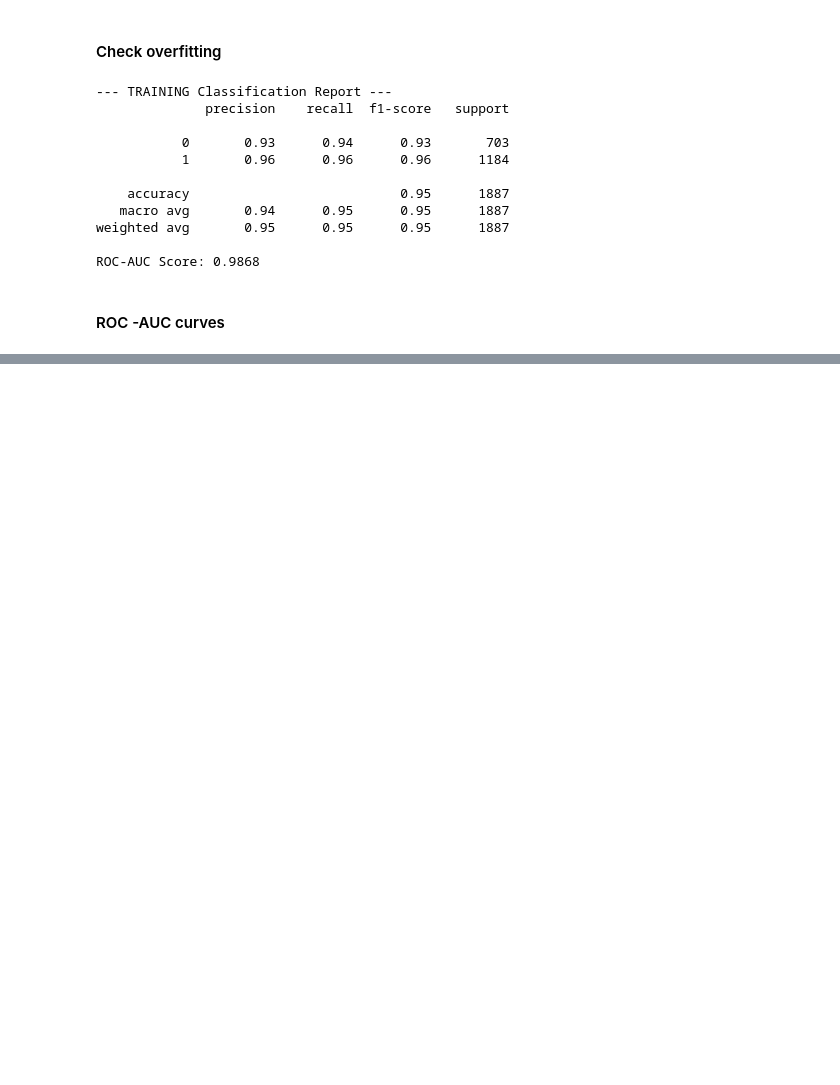
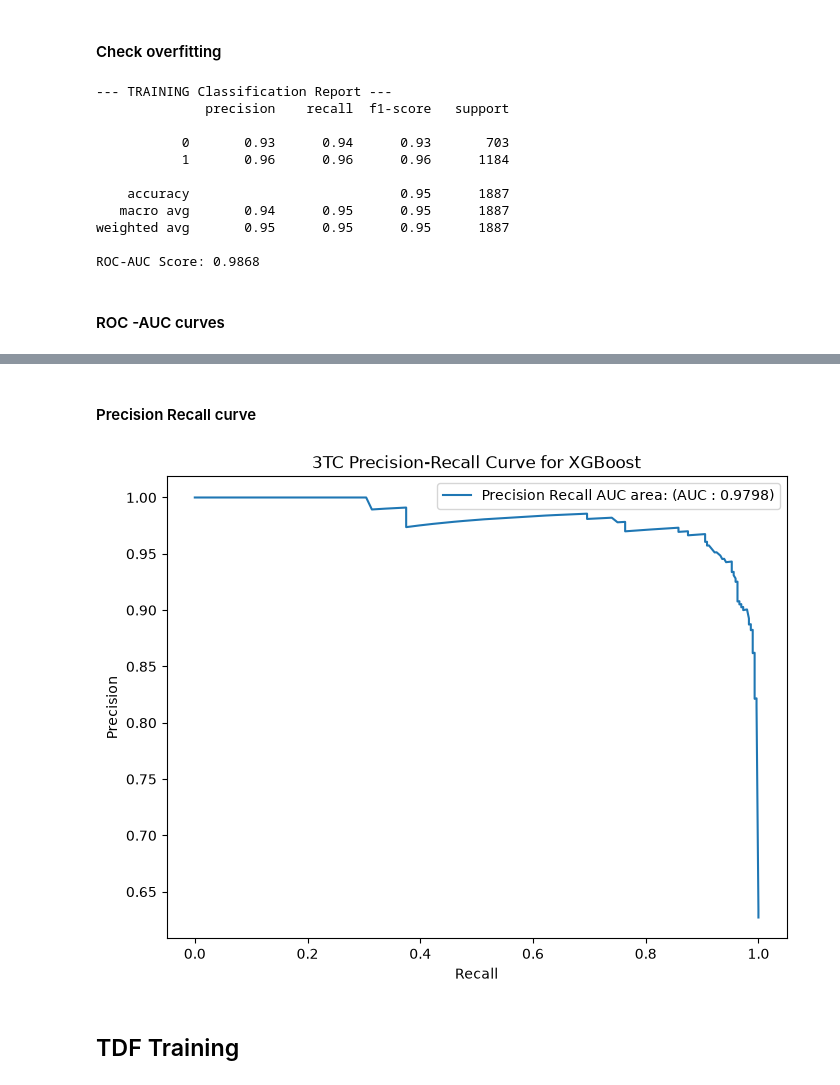
Before and after one commit to NoelOkumu/Eneza-Data-Science-Residential-training-2026, a Jupyter notebook: Day1/mutatio_profile1.ipynb, the cells around one changed output, grey strips where cells are left out. Saved outputs shown, nothing was run; the diff lists cells and outputs as text; code cells hidden in the pictures; blank space fills up the shorter version.

```diff
--- a/Day1/mutatio_profile1.ipynb
+++ b/Day1/mutatio_profile1.ipynb
@@ -1254,0 +1263,25 @@ plt.plot(fpr, tpr, label=f"")
+# %% [markdown]
+#### Precision Recall curve
+# %%
+#Import required libraries
+from sklearn.metrics import precision_recall_curve, auc
+
+#Generate scores
+y_xgb_scores = xgb_model.predict_proba(X_test_array)[:,1]
+
+#Add parameters
+precision, recall, threshold = precision_recall_curve(y_test, y_xgb_scores)
+roc_auc_score = auc(recall, precision)
+
+#Plot Precision Recall Curve
+plt.figure(figsize=(8,6))
+plt.plot(recall, precision, label = f"Precision Recall AUC area: (AUC : {auc_score:.4f})")
+plt.xlabel("Recall")
+plt.ylabel("Precision")
+plt.title("3TC Precision-Recall Curve for XGBoost")
+plt.legend()
+plt.show()
+# %% [output]
+[figure, added]
+# %% [markdown]
+## TDF Training
```
Also changed, not shown: parts of 35 cells of this notebook.
